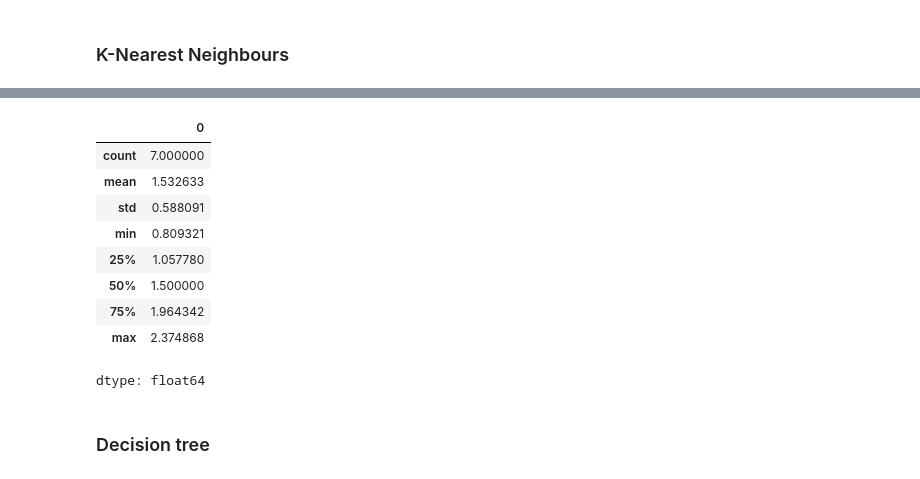
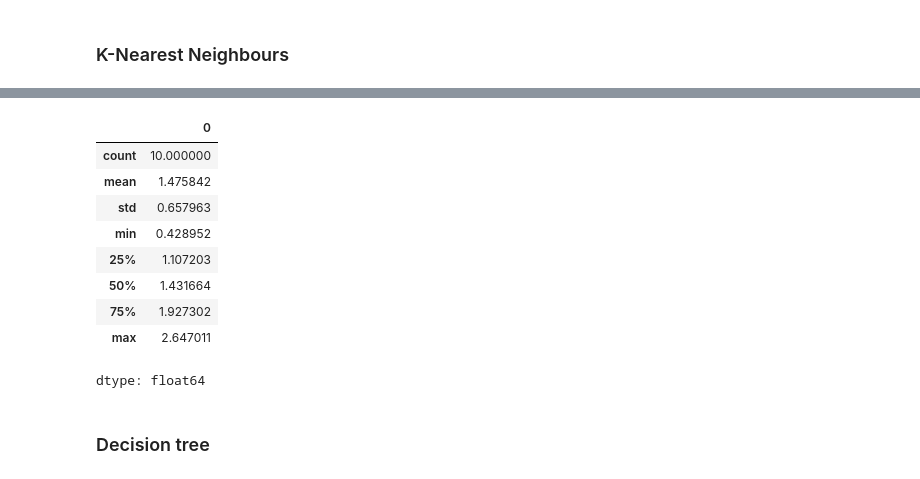
Before and after one commit to mikhail-mat/activity-satisfaction, a Jupyter notebook: model.ipynb, the cells around one changed output, grey strips where cells are left out. Cells and saved outputs as stored; diff of their text form; code cells hidden in the pictures.

```diff
--- a/model.ipynb
+++ b/model.ipynb
@@ -170,12 +172,7 @@ def duration_name(function_transformer, feature_names_in):
     return ['duration_min']
 # %%
 def transform_cost_to_pounds(X):
-    if isinstance(X, pd.DataFrame):
-        X = X.iloc[:, 0].astype(str)
-    elif isinstance(X, pd.Series):
-        X = X.astype(str)
-    elif isinstance(X, np.ndarray):
-        X = pd.Series(X[:, 0].astype(str))
+    X = convert_to_pd_series(X).astype(str)
 
     num = X.str.extract(r'([0-9.]+)')[0].astype(float)
     is_eur = X.str.contains('EUR', case=False, na=False)
@@ -198,21 +195,10 @@ def compute_ratio(X):
     return (x1 / x2_safe).reshape(-1, 1)
 
 ratio_transformer = make_pipeline(FunctionTransformer(compute_ratio, feature_names_out=ratio_name))
-# %%
-def ordinal_name(function_transformer, feature_names_in):
-    return ['Weekday']
 # %%
 one_hot_pipeline = make_pipeline(
     SimpleImputer(strategy='most_frequent'),
     OneHotEncoder(handle_unknown='ignore')
-)
-
-ordinal_pipeline = make_pipeline(
-    SimpleImputer(strategy='most_frequent'),
-    FunctionTransformer(lambda X: X.to_numpy() if hasattr(X, 'to_numpy') else X, feature_names_out=ordinal_name),
-    OrdinalEncoder(categories=[['Monday', 'Tuesday', 'Wednesday', 'Thursday',
-                                'Friday', 'Saturday', 'Sunday']]),
-    StandardScaler()
 )
 
 log_pipeline = make_pipeline(
@@ -221,8 +207,16 @@ log_pipeline = make_pipeline(
     StandardScaler()
 )
 
-cyclical_pipeline = make_pipeline(
-    FunctionTransformer(transform_cyclical_data, feature_names_out=cyclical_name)
+cyclical_hours_pipeline = make_pipeline(
+    FunctionTransformer(transform_cyclical_data(24), feature_names_out=cyclical_name)
+)
+
+cyclical_weekday_pipeline = make_pipeline(
+    SimpleImputer(strategy='most_frequent'),
+    FunctionTransformer(lambda X: X.to_numpy() if hasattr(X, 'to_numpy') else X, feature_names_out=ordinal_name),
+    OrdinalEncoder(categories=[['Monday', 'Tuesday', 'Wednesday', 'Thursday',
+                                'Friday', 'Saturday', 'Sunday']]),
+    FunctionTransformer(transform_cyclical_data(7), feature_names_out=cyclical_name)
 )
 
 duration_parse_pipeline = make_pipeline(
@@ -255,9 +249,9 @@ ratio_pipeline = Pipeline([
 # %%
 preprocessing = ColumnTransformer([
     ('one-hot', one_hot_pipeline, ['Social context', 'Location', 'Autonomy']),
-    ('ordinal', ordinal_pipeline, ['Weekday']),
     ('log', log_pipeline, ['Physical effort', 'Mental effort']),
-    ('cyclical', cyclical_pipeline, ['Time']),
+    ('cyclical_hours', cyclical_hours_pipeline, ['Time']),
+    ('cyclical_weekday', cyclical_weekday_pipeline, ['Weekday']),
     ('duration', duration_scale_pipeline, ['Duration']),
     ('cost', cost_scale_pipeline, ['Cost']),
     ('cost_per_min', ratio_pipeline, ['Cost', 'Duration'])
@@ -426,17 +417,17 @@ root_mean_squared_error(y_train, knn_preds)
 # %%
 knn_cv_rmse = -cross_val_score(knn_model, X_train, y_train,
-                                   scoring='neg_root_mean_squared_error', cv=7)
+                                   scoring='neg_root_mean_squared_error', cv=10)
 pd.Series(knn_cv_rmse).describe()
 # %% [output]
 |  | 0 |
-| count | 7.000000 |
-| mean | 1.532633 |
-| std | 0.588091 |
-| min | 0.809321 |
-| 25% | 1.057780 |
-| 50% | 1.500000 |
-| 75% | 1.964342 |
-| max | 2.374868 |
+| count | 10.000000 |
+| mean | 1.475842 |
+| std | 0.657963 |
+| min | 0.428952 |
+| 25% | 1.107203 |
+| 50% | 1.431664 |
+| 75% | 1.927302 |
+| max | 2.647011 |
 dtype: float64
 # %% [markdown]
 ### Decision tree
```
Also changed, not shown: parts of 28 cells of this notebook.
